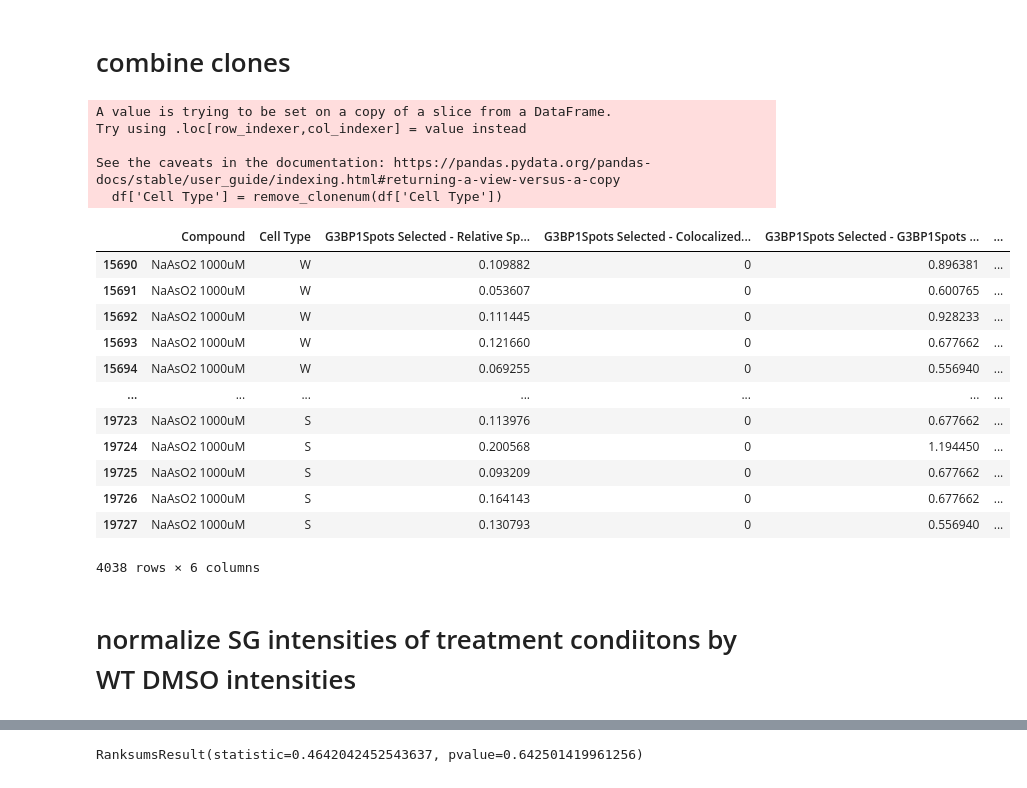
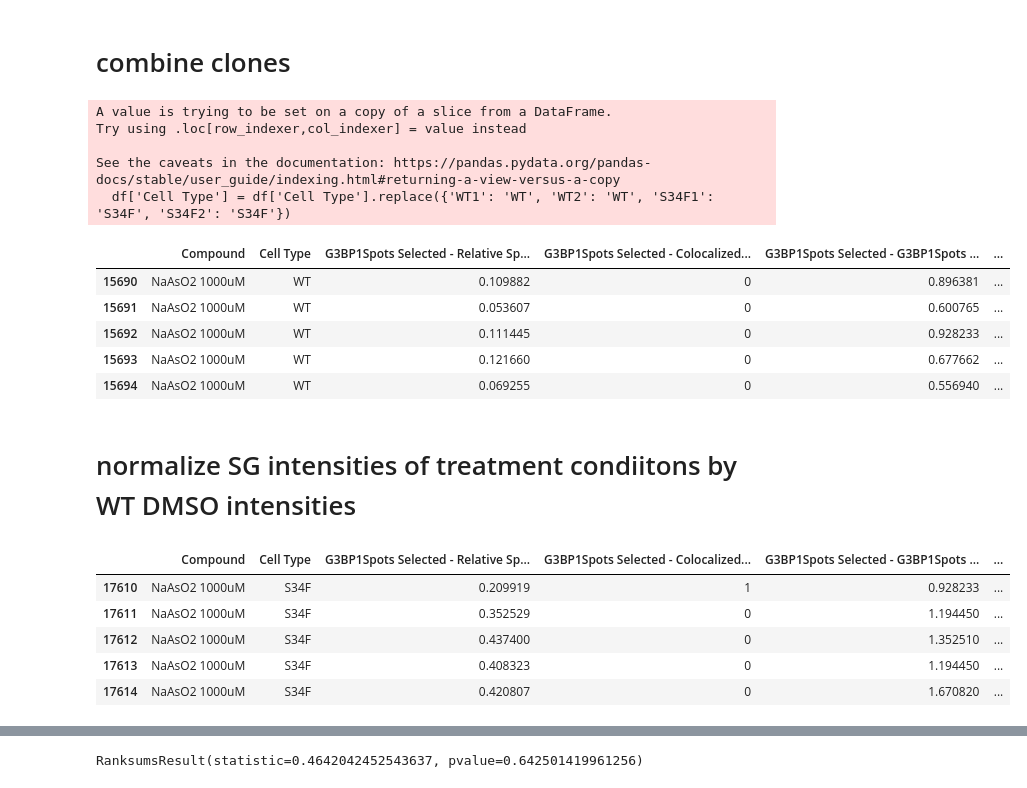
Before and after one commit to cindyeliang/u2af1-kras, a Jupyter notebook: scripts/20250128_SG_analysis_combineclones-normbywtdmso_spotintensityonly.ipynb, the cells around one changed output, grey strips where cells are left out. Drawn from its saved outputs; the diff is of its cells as text; code cells hidden in the pictures.

```diff
--- a/scripts/20250128_SG_analysis_combineclones-normbywtdmso_spotintensityonly.ipynb
+++ b/scripts/20250128_SG_analysis_combineclones-normbywtdmso_spotintensityonly.ipynb
@@ -14,7 +14,9 @@ import matplotlib
 matplotlib.rcParams['pdf.fonttype'] = 42
 
 #load G3BP1 signal dataframe
-G3BP1_df = pd.read_csv('/Users/liang1/Desktop/SG_signal_tables/Objects_Population - G3BP1Spots Selected.txt',sep='\t')
+G3BP1_df = pd.read_csv('../Objects_Population - G3BP1Spots Selected.txt',
+                       sep='\t',
+                       skiprows = 9)
 # %%
 #extract relevant columns from df
 
@@ -60,34 +62,25 @@ As1000_df.tail()
 # %%
 def remove_clonenum(column):
     for string in column.str:
         return string[:len(string)]
 
 dflist = [DMSO_df, CSC30_df, CSC100_df, As500_df, As1000_df]
 for df in dflist:
-    df['Cell Type'] = remove_clonenum(df['Cell Type'])
+    df['Cell Type'] = df['Cell Type'].replace({'WT1': 'WT', 'WT2': 'WT', 'S34F1': 'S34F', 'S34F2': 'S34F'})
 
-
-# As1000_df['Cell Type'].replace({'WT1': 'WT', 'WT2': 'WT', 'S34F1': 'S34F', 'S34F2': 'S34F'})
-As1000_df
+As1000_df.head()
 # %% [output]
 A value is trying to be set on a copy of a slice from a DataFrame.
 Try using .loc[row_indexer,col_indexer] = value instead
 
 See the caveats in the documentation: https://pandas.pydata.org/pandas-docs/stable/user_guide/indexing.html#returning-a-view-versus-a-copy
-  df['Cell Type'] = remove_clonenum(df['Cell Type'])
+  df['Cell Type'] = df['Cell Type'].replace({'WT1': 'WT', 'WT2': 'WT', 'S34F1': 'S34F', 'S34F2': 'S34F'})
 |  | Compound | Cell Type | G3BP1Spots Selected - Relative Sp... | G3BP1Spots Selected - Colocalized... | G3BP1Spots Selected - G3BP1Spots ... | ... |
-| 15690 | NaAsO2 1000uM | W | 0.109882 | 0 | 0.896381 | ... |
-| 15691 | NaAsO2 1000uM | W | 0.053607 | 0 | 0.600765 | ... |
-| 15692 | NaAsO2 1000uM | W | 0.111445 | 0 | 0.928233 | ... |
-| 15693 | NaAsO2 1000uM | W | 0.121660 | 0 | 0.677662 | ... |
-| 15694 | NaAsO2 1000uM | W | 0.069255 | 0 | 0.556940 | ... |
-| ... | ... | ... | ... | ... | ... | ... |
-| 19723 | NaAsO2 1000uM | S | 0.113976 | 0 | 0.677662 | ... |
-| 19724 | NaAsO2 1000uM | S | 0.200568 | 0 | 1.194450 | ... |
-| 19725 | NaAsO2 1000uM | S | 0.093209 | 0 | 0.677662 | ... |
-| 19726 | NaAsO2 1000uM | S | 0.164143 | 0 | 0.677662 | ... |
-| 19727 | NaAsO2 1000uM | S | 0.130793 | 0 | 0.556940 | ... |
+| 15690 | NaAsO2 1000uM | WT | 0.109882 | 0 | 0.896381 | ... |
+| 15691 | NaAsO2 1000uM | WT | 0.053607 | 0 | 0.600765 | ... |
+| 15692 | NaAsO2 1000uM | WT | 0.111445 | 0 | 0.928233 | ... |
+| 15693 | NaAsO2 1000uM | WT | 0.121660 | 0 | 0.677662 | ... |
+| 15694 | NaAsO2 1000uM | WT | 0.069255 | 0 | 0.556940 | ... |
-4038 rows × 6 columns
 # %% [markdown]
 # normalize SG intensities of treatment condiitons by WT DMSO intensities
 # %%
@@ -95,8 +88,8 @@ See the caveats in the documentation: https://pandas.pydata.org/pandas-docs/stab
 #first split DMSO df by cell type
 
 #split dfs by cell type for DMSO condition
-WT_DMSO_df = DMSO_df.loc[(DMSO_df['Cell Type']=='W')]
-S34F_DMSO_df = DMSO_df.loc[(DMSO_df['Cell Type']=='S')]
+WT_DMSO_df = DMSO_df.loc[(DMSO_df['Cell Type']=='WT')]
+S34F_DMSO_df = DMSO_df.loc[(DMSO_df['Cell Type']=='S34F')]
 
 #calculate medians of DMSO G3BP1 rel spot intensity per genotype
 WT_DMSOmedian = WT_DMSO_df['G3BP1Spots Selected - Relative Spot  Intensity'].median()
@@ -109,22 +102,29 @@ WT_DMSOtotalcountsMed = WT_DMSO_df['G3BP1Spots Selected - Object No in G3BP1Spot
 
 #split other treatment dfs by cell type
 #30ug/mL CSC
-WT_CSC30_df = CSC30_df.loc[(CSC30_df['Cell Type']=='W')]
-S34F_CSC30_df = CSC30_df.loc[(CSC30_df['Cell Type']=='S')]
+WT_CSC30_df = CSC30_df.loc[(CSC30_df['Cell Type']=='WT')]
+S34F_CSC30_df = CSC30_df.loc[(CSC30_df['Cell Type']=='S34F')]
 
 #100ug/mL CSC
-WT_CSC100_df = CSC100_df.loc[(CSC100_df['Cell Type']=='W')]
-S34F_CSC100_df = CSC100_df.loc[(CSC100_df['Cell Type']=='S')]
+WT_CSC100_df = CSC100_df.loc[(CSC100_df['Cell Type']=='WT')]
+S34F_CSC100_df = CSC100_df.loc[(CSC100_df['Cell Type']=='S34F')]
 
 #500uM NaAsO2
-WT_As500_df = As500_df.loc[(As500_df)['Cell Type']=='W']
-S34F_As500_df = As500_df.loc[(As500_df)['Cell Type']=='S']
+WT_As500_df = As500_df.loc[(As500_df)['Cell Type']=='WT']
+S34F_As500_df = As500_df.loc[(As500_df)['Cell Type']=='S34F']
 
 #1000uM NaAsO2
-WT_As1000_df = As1000_df.loc[(As1000_df)['Cell Type']=='W']
-S34F_As1000_df = As1000_df.loc[(As1000_df)['Cell Type']=='S']
+WT_As1000_df = As1000_df.loc[(As1000_df)['Cell Type']=='WT']
+S34F_As1000_df = As1000_df.loc[(As1000_df)['Cell Type']=='S34F']
 
-# S34F_As1000_df.head()
+S34F_As1000_df.head()
+# %% [output]
+|  | Compound | Cell Type | G3BP1Spots Selected - Relative Sp... | G3BP1Spots Selected - Colocalized... | G3BP1Spots Selected - G3BP1Spots ... | ... |
+| 17610 | NaAsO2 1000uM | S34F | 0.209919 | 1 | 0.928233 | ... |
+| 17611 | NaAsO2 1000uM | S34F | 0.352529 | 0 | 1.194450 | ... |
+| 17612 | NaAsO2 1000uM | S34F | 0.437400 | 0 | 1.352510 | ... |
+| 17613 | NaAsO2 1000uM | S34F | 0.408323 | 0 | 1.194450 | ... |
+| 17614 | NaAsO2 1000uM | S34F | 0.420807 | 0 | 1.670820 | ... |
 # %%
 #for each cell type, divide rel spot intensity by DMSO median for wt
 
```
Also changed, not shown: parts of 8 cells of this notebook.
